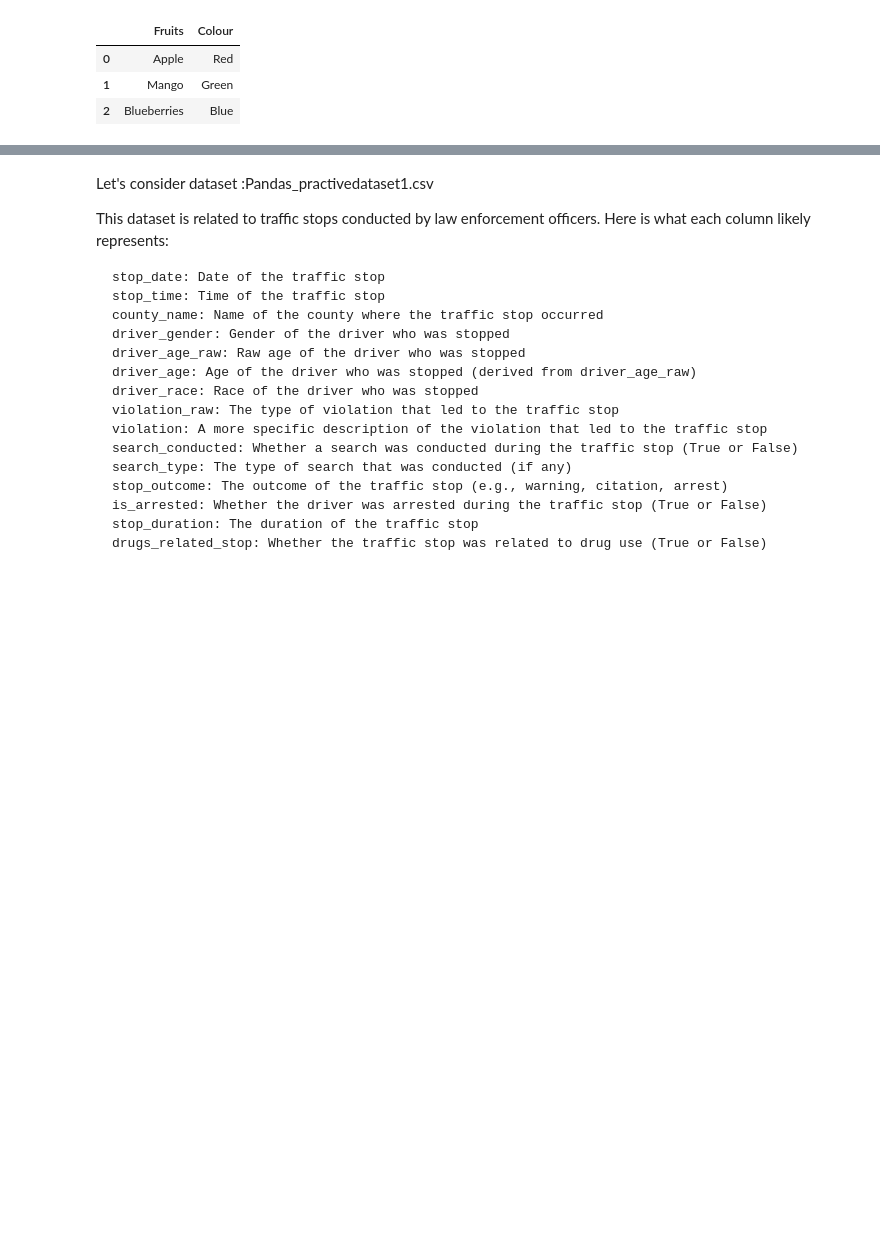
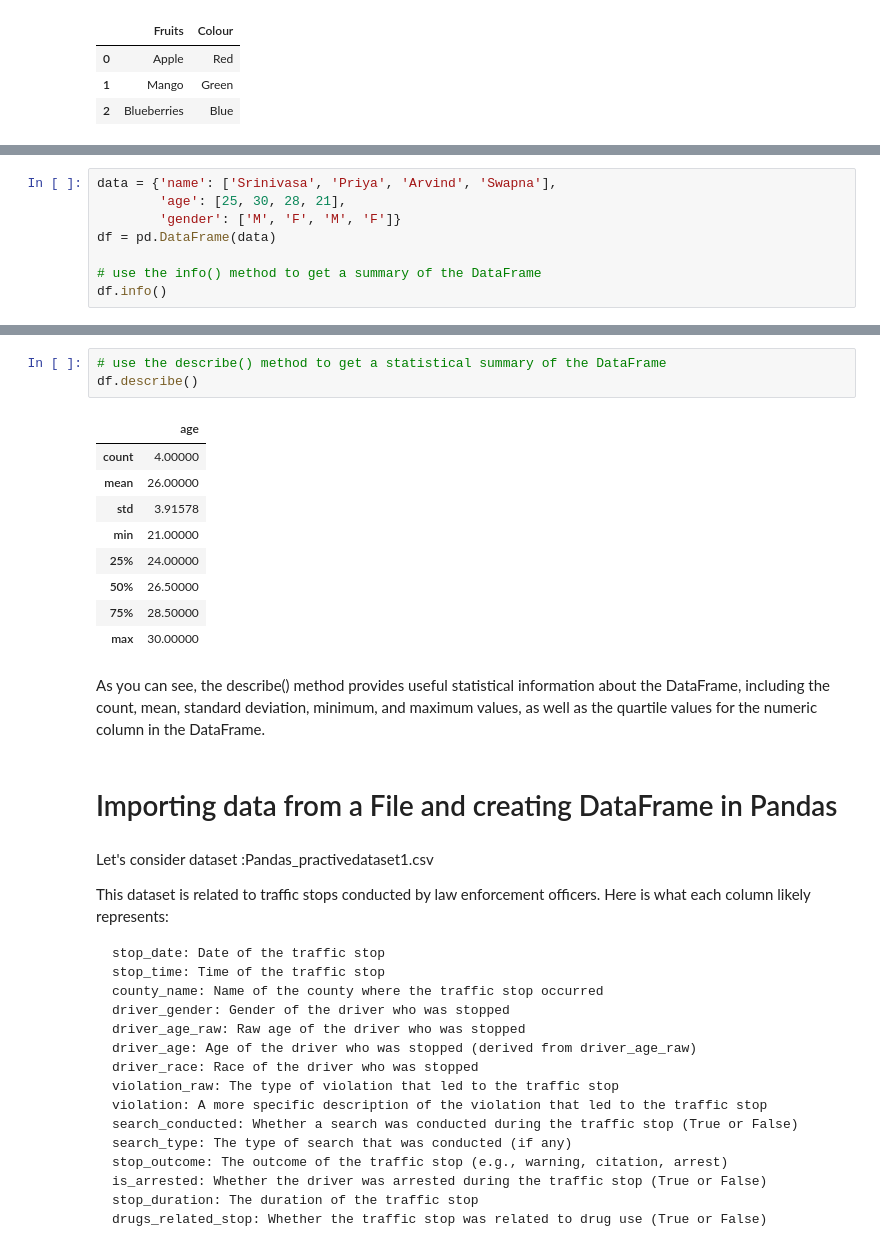
Before and after one commit to SrinivasaMallidi/SM-MachineLearning-PracticeWorkspace, a Jupyter notebook: Pandas Workspace/Pandas Introduction.ipynb, the cells around one changed output, grey strips where cells are left out. Drawn from its saved outputs; the diff is of its cells as text; blank space fills up the shorter version.

Commit message:
Changes in NumPy, Pandas notes

```diff
--- a/Pandas Workspace/Pandas Introduction.ipynb
+++ b/Pandas Workspace/Pandas Introduction.ipynb
@@ -36,0 +108,8 @@ fruits_dataframe
+# %%
+data = {'name': ['Srinivasa', 'Priya', 'Arvind', 'Swapna'],
+        'age': [25, 30, 28, 21],
+        'gender': ['M', 'F', 'M', 'F']}
+df = pd.DataFrame(data)
+
+# use the info() method to get a summary of the DataFrame
+df.info()
@@ -37,3 +131,20 @@ fruits_dataframe
+# %%
+# use the describe() method to get a statistical summary of the DataFrame
+df.describe()
+# %% [output]
+|  | age |
+| count | 4.00000 |
+| mean | 26.00000 |
+| std | 3.91578 |
+| min | 21.00000 |
+| 25% | 24.00000 |
+| 50% | 26.50000 |
+| 75% | 28.50000 |
+| max | 30.00000 |
+# %% [markdown]
+As you can see, the describe() method provides useful statistical information about the DataFrame, including the count, mean, standard deviation, minimum, and maximum values, as well as the quartile values for the numeric column in the DataFrame.
+# %% [markdown]
+# Importing data from a File and creating DataFrame in Pandas
 # %% [markdown]
 Let's consider dataset :Pandas_practivedataset1.csv
 
```
Also changed, not shown: parts of 16 cells of this notebook, 2 other files.
